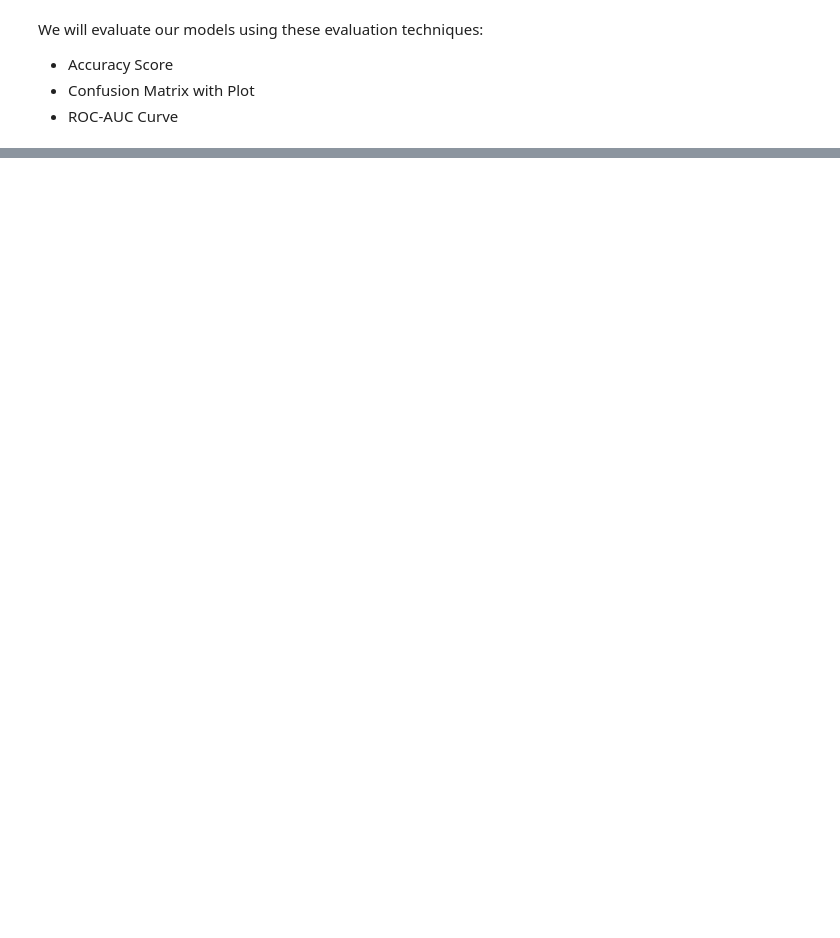
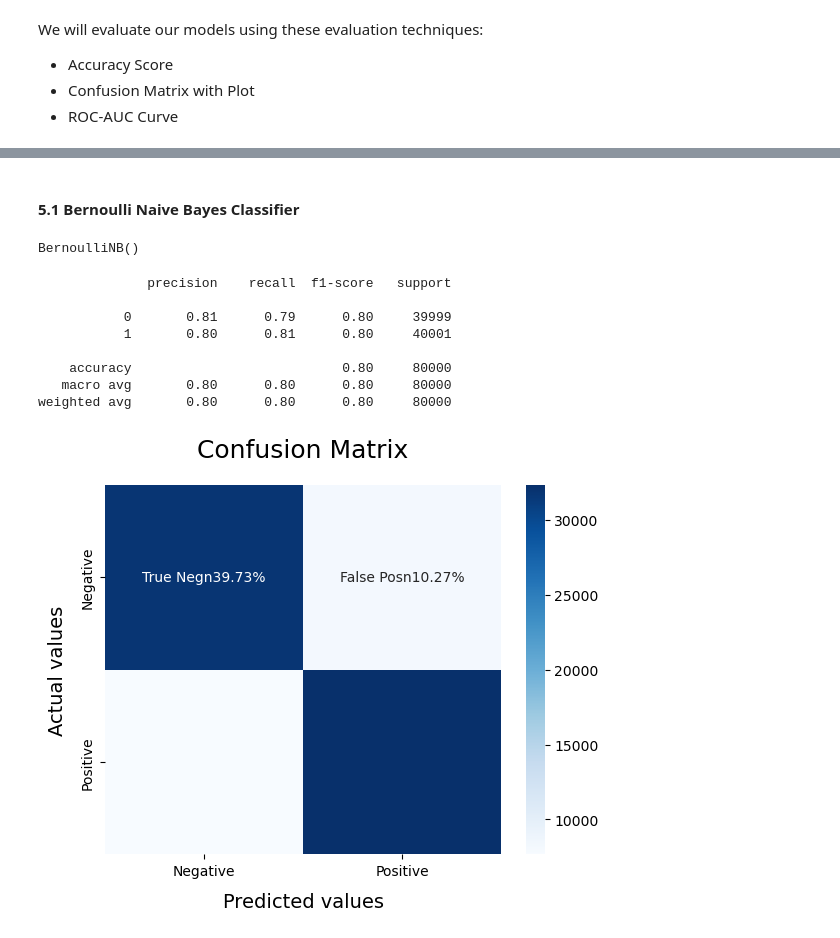
Before and after one commit to sarthaklambaa/Twitter-Sentiment-Analysis, a Jupyter notebook: twitter-sentiment-analysis.ipynb, the cells around one changed output, grey strips where cells are left out. Cells and saved outputs as stored; diff of their text form; code cells hidden in the pictures; blank space fills up the shorter version.

Commit message:
Modelling

```diff
--- a/twitter-sentiment-analysis.ipynb
+++ b/twitter-sentiment-analysis.ipynb
@@ -357,22 +353,22 @@ We will evaluate our models using these evaluation techniques:
 * Accuracy Score
 * Confusion Matrix with Plot
 *  ROC-AUC Curve
-# %%
-def model_Evaluate(model):
-
-# Predict values for Test dataset
-y_pred = model.predict(X_tese    t.
-print(classification_report(y_test, y_pr
-    e    d))
-# Compute and plot the Confusion ma    trix
-cf_matrix = confusion_matrix(y_test, y_    pred)
-categories = ['Negative','Posi    tive']
-group_names = ['True Neg','False Pos', 'False Neg','Tru    e Pos']
-group_percentages = ['{0:.2%}'.format(value) for value in cf_matrix.flatten() / np.sum(cf_    matrix)]
-labels = [f'{v1}n{v2}' for v1, v2 in zip(group_names,group_perc    entages)]
-labels = np.asarray(labels).re    shape(2,2)
-sns.heatmap(cf_matrix, annot = labels, cmap = 'Blues    ',fmt = '',
-xticklabels = categories, yticklabels =     categories)
-plt.xlabel("Predicted values", fontdict = {'size':14}, l    abelpad = 10)
-plt.ylabel("Actual values" , fontdict = {'size':14},     labelpad = 10)
-plt.title ("Confusion Matrix", fontdict = {'size':18}, pad = 20)
+# %%
+def model_Evaluate(model):
+
+    y_pred = model.predict(X_test)
+    print(classification_report(y_test, y_pred))
+
+    # Compute and plot the Confusion matrix
+    cf_matrix = confusion_matrix(y_test, y_pred)
+    categories = ['Negative','Positive']
+    group_names = ['True Neg','False Pos', 'False Neg','True Pos']
+
+    group_percentages = ['{0:.2%}'.format(value) for value in cf_matrix.flatten() / np.sum(cf_matrix)]
+    labels = [f'{v1}n{v2}' for v1, v2 in zip(group_names,group_percentages)]
+    labels = np.asarray(labels).reshape(2,2)
+    sns.heatmap(cf_matrix, annot = labels, cmap = 'Blues',fmt = '',
+    xticklabels = categories, yticklabels = categories)
+    plt.xlabel("Predicted values", fontdict = {'size':14}, labelpad = 10)
+    plt.ylabel("Actual values" , fontdict = {'size':14}, labelpad = 10)
+    plt.title("Confusion Matrix", fontdict = {'size':18}, pad = 20)
@@ -378,0 +382,19 @@ plt.title ("Confusion Matrix", fontdict = {'size':18}, pad = 20)
+# %% [markdown]
+#### 5.1 Bernoulli Naive Bayes Classifier
+# %%
+BNBmodel = BernoulliNB()
+BNBmodel.fit(X_train, y_train)
+# %% [output]
+BernoulliNB()
+# %%
+model_Evaluate(BNBmodel)
+# %% [output]
+              precision    recall  f1-score   support
+
+           0       0.81      0.79      0.80     39999
+           1       0.80      0.81      0.80     40001
+
+    accuracy                           0.80     80000
+   macro avg       0.80      0.80      0.80     80000
+weighted avg       0.80      0.80      0.80     80000
+[figure, added]
```
Also changed, not shown: parts of 16 cells of this notebook.
